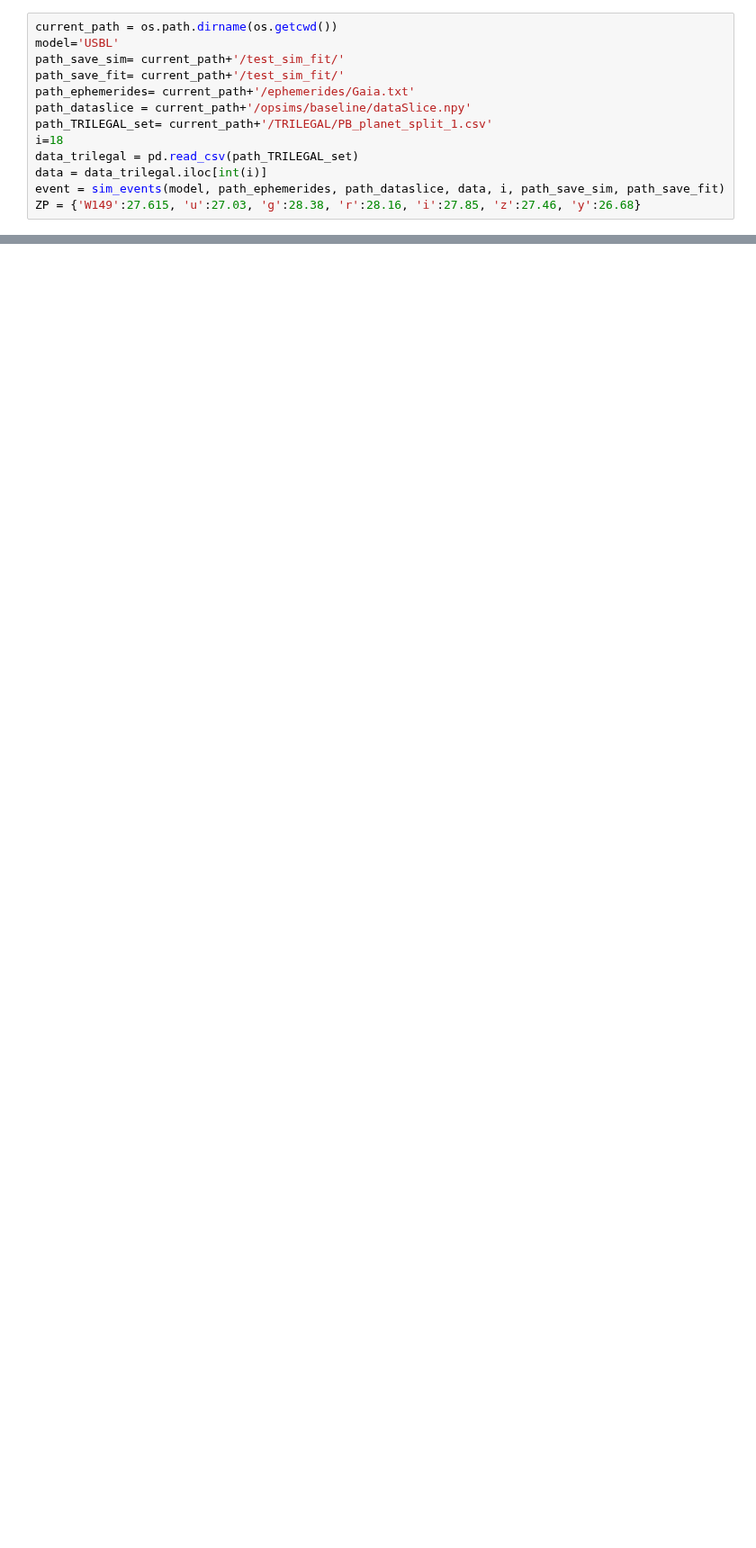
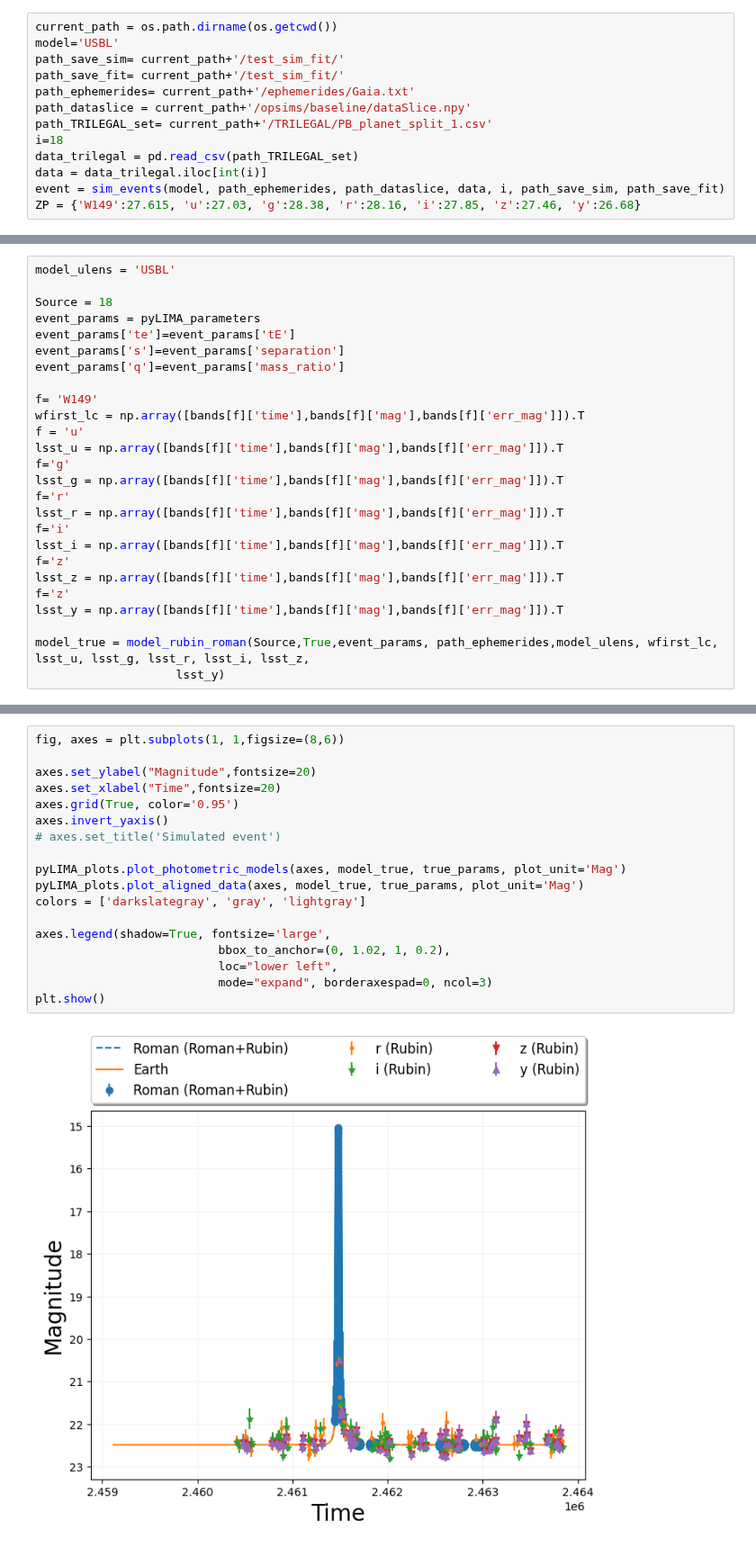
Before and after one commit to anibal-art/roman_rubin, a Jupyter notebook: notebooks/Orbital_motion.ipynb, the cells around one changed output, grey strips where cells are left out. Shown at 90% size. Drawn from its saved outputs; the diff is of its cells as text; blank space fills up the shorter version.

```diff
--- a/notebooks/Orbital_motion.ipynb
+++ b/notebooks/Orbital_motion.ipynb
@@ -49,0 +523,26 @@ my_own_model
+# %%
+model_ulens = 'USBL'
+
+Source = 18
+event_params = pyLIMA_parameters
+event_params['te']=event_params['tE']
+event_params['s']=event_params['separation']
+event_params['q']=event_params['mass_ratio']
+
+f= 'W149'
+wfirst_lc = np.array([bands[f]['time'],bands[f]['mag'],bands[f]['err_mag']]).T
+f = 'u'
+lsst_u = np.array([bands[f]['time'],bands[f]['mag'],bands[f]['err_mag']]).T
+f='g'
+lsst_g = np.array([bands[f]['time'],bands[f]['mag'],bands[f]['err_mag']]).T
+f='r'
+lsst_r = np.array([bands[f]['time'],bands[f]['mag'],bands[f]['err_mag']]).T
+f='i'
+lsst_i = np.array([bands[f]['time'],bands[f]['mag'],bands[f]['err_mag']]).T
+f='z'
+lsst_z = np.array([bands[f]['time'],bands[f]['mag'],bands[f]['err_mag']]).T
+f='z'
+lsst_y = np.array([bands[f]['time'],bands[f]['mag'],bands[f]['err_mag']]).T
+
+model_true = model_rubin_roman(Source,True,event_params, path_ephemerides,model_ulens, wfirst_lc, lsst_u, lsst_g, lsst_r, lsst_i, lsst_z,
+                    lsst_y)
@@ -49,0 +565,20 @@ my_own_model
+# %%
+fig, axes = plt.subplots(1, 1,figsize=(8,6))
+
+axes.set_ylabel("Magnitude",fontsize=20)
+axes.set_xlabel("Time",fontsize=20)
+axes.grid(True, color='0.95')
+axes.invert_yaxis()
+# axes.set_title('Simulated event')
+
+pyLIMA_plots.plot_photometric_models(axes, model_true, true_params, plot_unit='Mag')
+pyLIMA_plots.plot_aligned_data(axes, model_true, true_params, plot_unit='Mag')
+colors = ['darkslategray', 'gray', 'lightgray']
+
+axes.legend(shadow=True, fontsize='large',
+                          bbox_to_anchor=(0, 1.02, 1, 0.2),
+                          loc="lower left",
+                          mode="expand", borderaxespad=0, ncol=3)
+plt.show()
+# %% [output]
+[figure, added]
```
Also changed, not shown: parts of 16 cells of this notebook, 3 other files.
